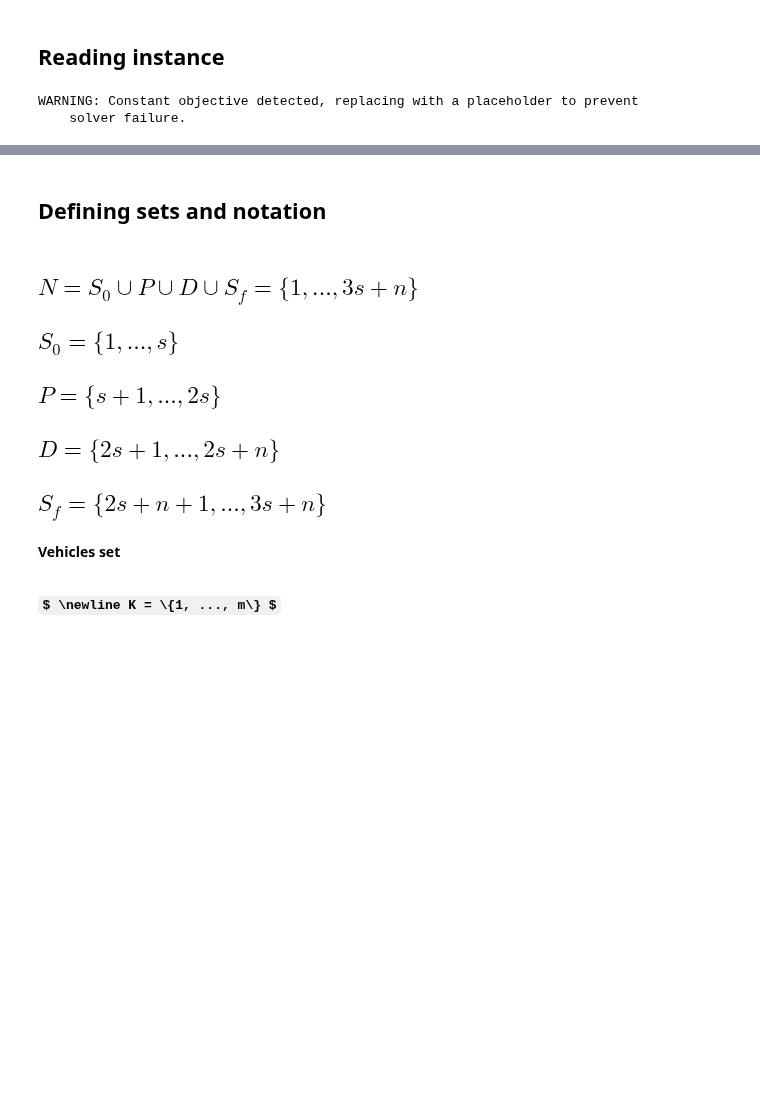
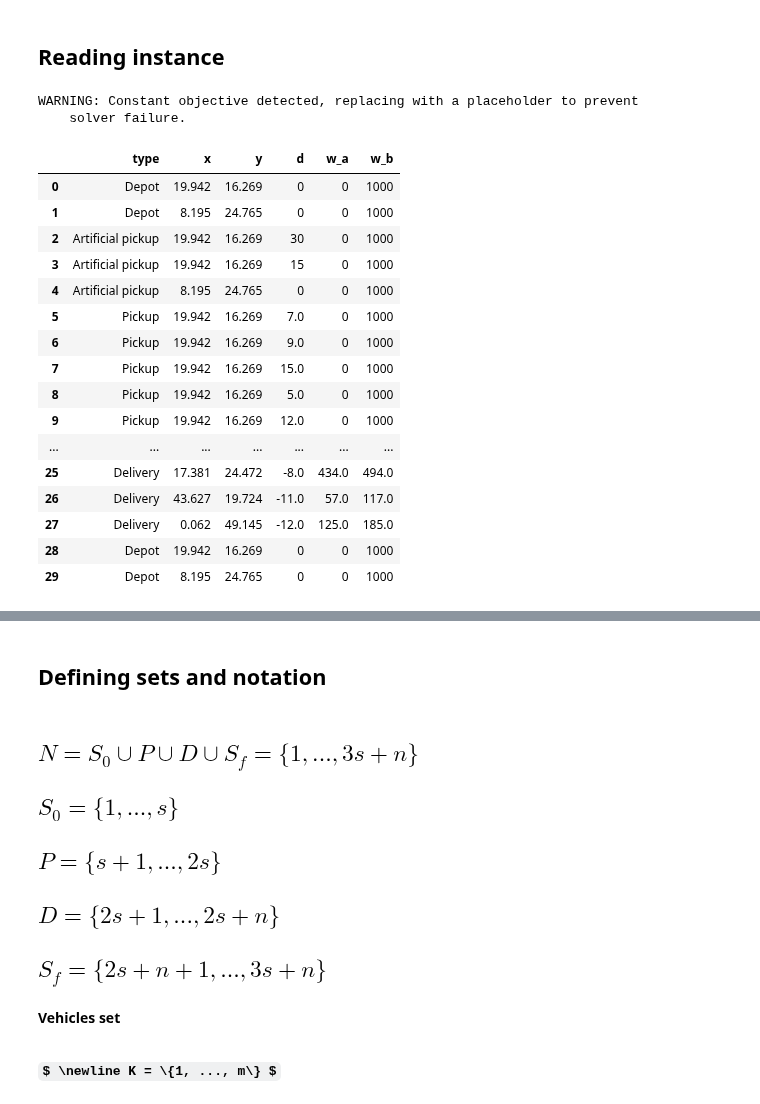
Before and after one commit to dudubecker/BEPE, a Jupyter notebook: SDMDPDPTW - Implementation.ipynb, the cells around one changed output, grey strips where cells are left out. Drawn from its saved outputs; the diff is of its cells as text; code cells hidden in the pictures; some formulas as TeX source; blank space fills up the shorter version.

Commit message:
Arquivo de leitura SMDHPDPTW

```diff
--- a/SDMDPDPTW - Implementation.ipynb
+++ b/SDMDPDPTW - Implementation.ipynb
@@ -3,26 +3,41 @@
 # %%
 # Reading instance
 
-from instanceReaderSMDHPDPTW import Instance
+from instanceReaderHPDPTW import Instance
 
-instanceName = "AA10 - Modificada"
+instanceName = "PDPTW/AA10"
 
 MV = 16
 
-n_pickup_sites = 4
-
-fleet_capacities = [10, 20, 10, 5]
-
-vehicle_locations= [[0], [1],[2,3],[]]
-
 inst = Instance(instanceName,
-                fleet_capacities,
-                n_pickup_sites,
+                fleet_capacities=[15, 30, 45],
                 multiple_depots=True,
-                vehicle_locations=[[0], [1],[2,3],[]])
+                number_of_depots=2,
+                vehicle_locations=[[0,1], [2]],
+                )
 # %% [output]
 WARNING: Constant objective detected, replacing with a placeholder to prevent
     solver failure.
+# %%
+inst.instance_data
+# %% [output]
+|  | type | x | y | d | w_a | w_b |
+| 0 | Depot | 19.942 | 16.269 | 0 | 0 | 1000 |
+| 1 | Depot | 8.195 | 24.765 | 0 | 0 | 1000 |
+| 2 | Artificial pickup | 19.942 | 16.269 | 30 | 0 | 1000 |
+| 3 | Artificial pickup | 19.942 | 16.269 | 15 | 0 | 1000 |
+| 4 | Artificial pickup | 8.195 | 24.765 | 0 | 0 | 1000 |
+| 5 | Pickup | 19.942 | 16.269 | 7.0 | 0 | 1000 |
+| 6 | Pickup | 19.942 | 16.269 | 9.0 | 0 | 1000 |
+| 7 | Pickup | 19.942 | 16.269 | 15.0 | 0 | 1000 |
+| 8 | Pickup | 19.942 | 16.269 | 5.0 | 0 | 1000 |
+| 9 | Pickup | 19.942 | 16.269 | 12.0 | 0 | 1000 |
+| ... | ... | ... | ... | ... | ... | ... |
+| 25 | Delivery | 17.381 | 24.472 | -8.0 | 434.0 | 494.0 |
+| 26 | Delivery | 43.627 | 19.724 | -11.0 | 57.0 | 117.0 |
+| 27 | Delivery | 0.062 | 49.145 | -12.0 | 125.0 | 185.0 |
+| 28 | Depot | 19.942 | 16.269 | 0 | 0 | 1000 |
+| 29 | Depot | 8.195 | 24.765 | 0 | 0 | 1000 |
 # %%
 import numpy as np
 
```
Also changed, not shown: parts of 3 cells of this notebook, 2 other files.
